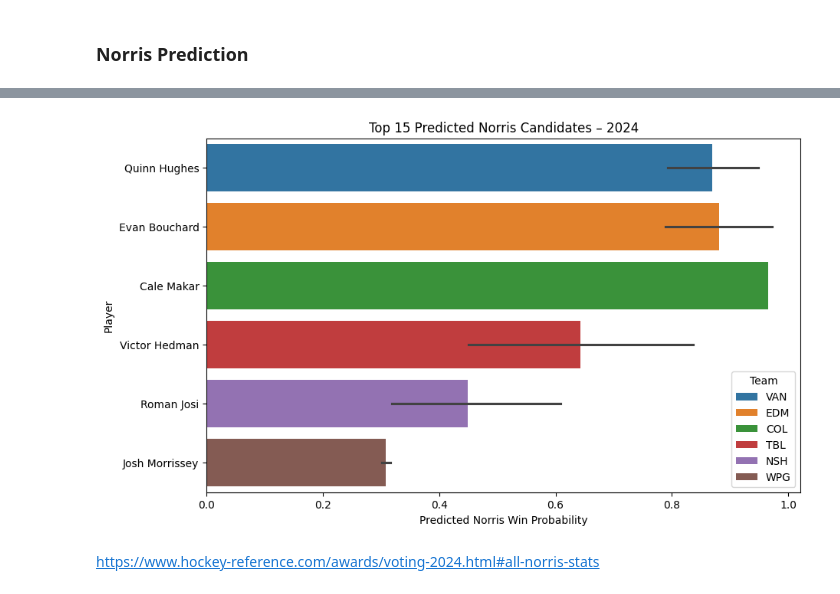
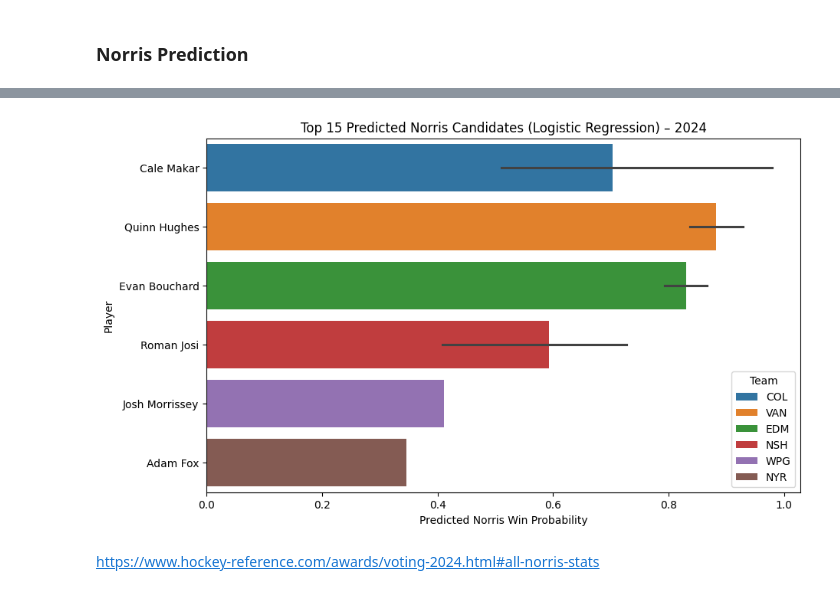
Before and after one commit to COGS108/Group118_WI26, a Jupyter notebook: 03-FinalProject.ipynb, the cells around one changed output, grey strips where cells are left out. Cells and saved outputs as stored; diff of their text form; code cells hidden in the pictures.

```diff
--- a/03-FinalProject.ipynb
+++ b/03-FinalProject.ipynb
@@ -827,8 +814,32 @@ Index(['playerId', 'season', 'name', 'team', 'position', 'games_played',
 # %%
+import unicodedata
+
+
+team_map = {
+    'TBL': 'T.B',
+    'SJS': 'S.J',
+    'LAK': 'L.A',
+}
 
 norris_data['norris_winner'] = (norris_data['Place'] == 1).astype(int)
 norris_merge = norris_data[['season', 'Player', 'Tm', 'norris_winner', 'Vote%']].copy()
 norris_merge = norris_merge.rename(columns={'Player': 'name', 'Tm': 'team'})
+norris_merge['team'] = norris_merge['team'].replace(team_map)
+
+def normalize_name(name):
+    if not isinstance(name, str):
+        return name
+    return ''.join(
+        c for c in unicodedata.normalize('NFD', name)
+        if unicodedata.category(c) != 'Mn'
+    )
+
+
+norris_merge['name'] = norris_merge['name'].apply(normalize_name)
+players_season['name'] = players_season['name'].apply(normalize_name)
+
+norris_merge.loc[(norris_merge['season'] == 2023) & (norris_merge['name'] == 'Erik Karlsson'),'team'] = 'PIT'
+
 
 norris_df = pd.merge(
     norris_merge,
@@ -909,30 +933,30 @@ Index(['playerId', 'season', 'name', 'team', 'position', 'games_played',
 # %%
 
 current_df_norris = norris_df[norris_df['season'] == current_season].copy()
 
 X_current_norris = current_df_norris[feature_norris_cols].fillna(0)
 
 current_df_norris['norris_prob'] = logit_clf_norris.predict_proba(X_current_norris)[:, 1]
 
 predictions = (
     current_df_norris[current_df_norris['position'] == 'D'][['name', 'team', 'position', 'norris_prob']]
     .sort_values('norris_prob', ascending=False)
 )
 
 predictions.head(15)
 
 
 top15 = predictions.head(15)
 
 plt.figure(figsize=(10,6))
 sns.barplot(data=top15, x='norris_prob', y='name', hue='team')
-plt.title(f"Top 15 Predicted Norris Candidates – {current_season}")
+plt.title(f"Top 15 Predicted Norris Candidates (Logistic Regression) – {current_season}")
 plt.xlabel("Predicted Norris Win Probability")
 plt.ylabel("Player")
 plt.legend(title="Team")
 plt.show()
 # %% [output]
-[figure, old version]
+[figure, new version]
 # %% [markdown]
 https://www.hockey-reference.com/awards/voting-2024.html#all-norris-stats
 # %%
```
Also changed, not shown: parts of 17 cells of this notebook.
